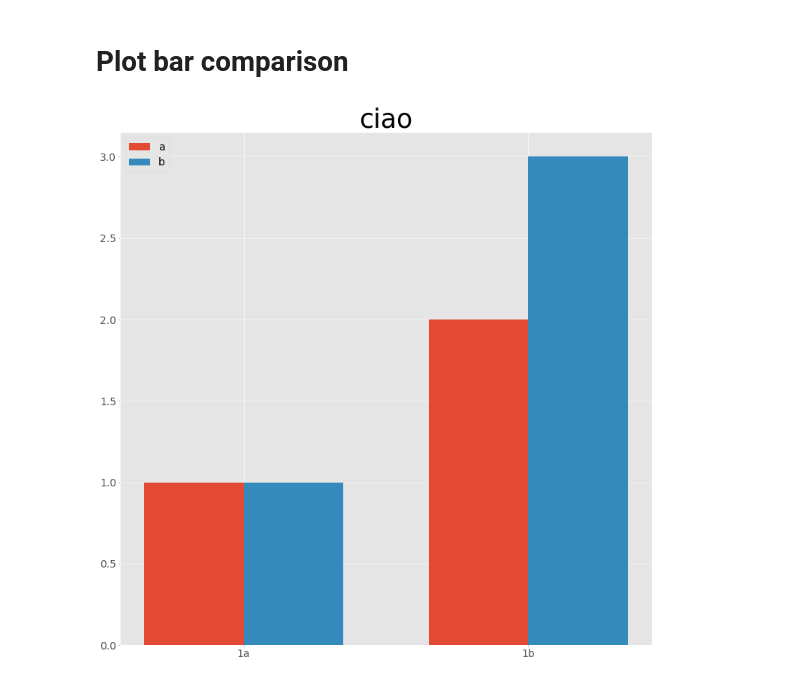
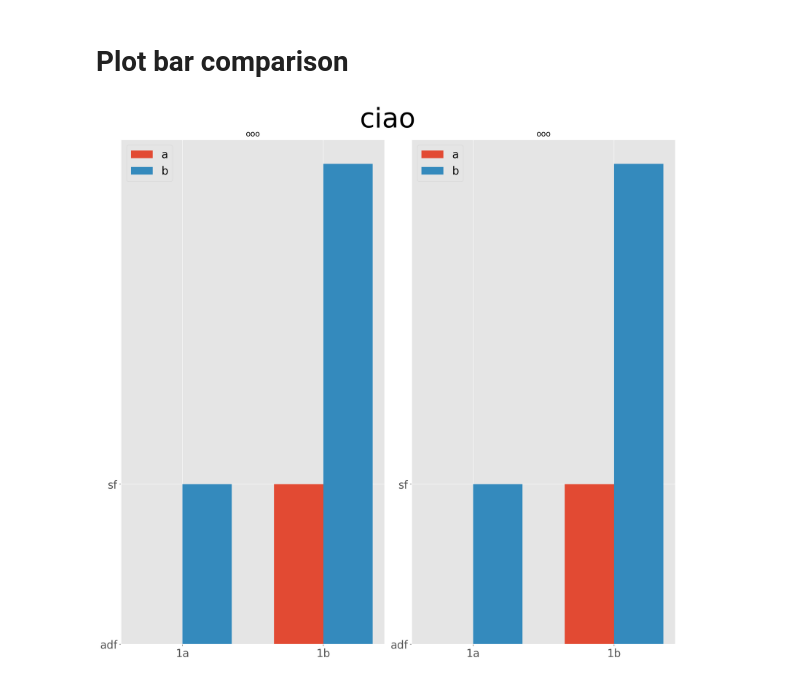
Before and after one commit to lucmos/wraplot, a Jupyter notebook: wraplot/sample_visualizations.ipynb, the cells around one changed output. Drawn from its saved outputs; the diff is of its cells as text; code cells hidden in the pictures.

Commit message:
Add subplot titles

```diff
--- a/wraplot/sample_visualizations.ipynb
+++ b/wraplot/sample_visualizations.ipynb
@@ -41,15 +41,20 @@ cloudplotter(PlotCloud2D.Object(points=points))
 # %%
 barplotter = PlotCoupledBarsComparison()
 o = barplotter.Object(
-    bar1_values=[1, 2],
+    bar1_values=['adf', 'sf'],
     bar2_values=[1, 3],
     label1 = 'a',
     label2 = 'b',
     xticklabels=['1a', '1b'],
 
     title='ciao',
-    titlesize=50
+    titlesize=50,
+
+    subtitle='ooo'
 )
-barplotter(o)
+# barplotter(o)
+sub = Subplotter()
+
+sub([o, o], plot_functions=barplotter)
 # %% [output]
-[figure, old version]
+[figure, new version]
```
Also changed, not shown: 1 other file.
